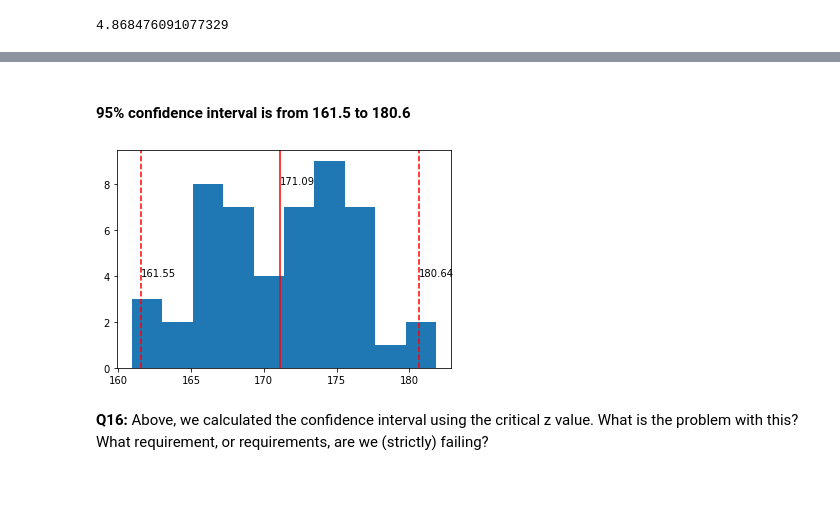
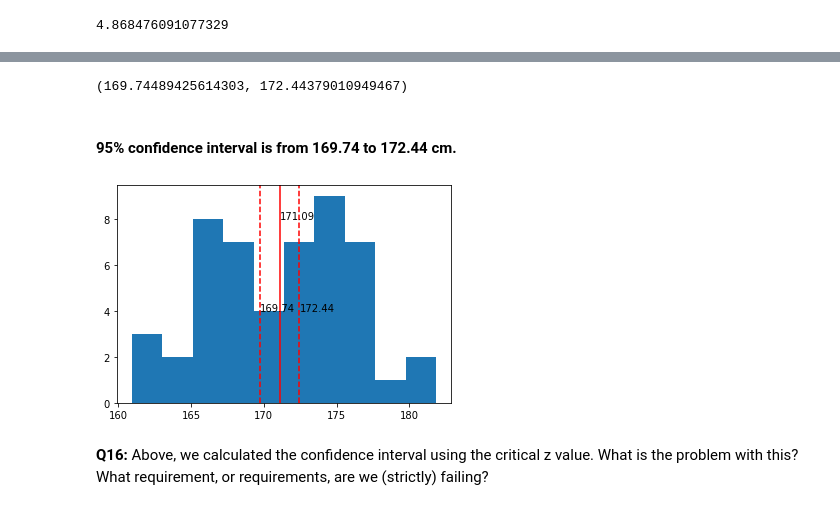
Before and after one commit to somayehY/DataScienceBootCamp, a Jupyter notebook: Unit10/Frequentist Case Study/Frequentist Inference Case Study - Part A (3).ipynb, the cells around one changed output, grey strips where cells are left out. Drawn from its saved outputs; the diff is of its cells as text; code cells hidden in the pictures.

```diff
--- a/Unit10/Frequentist Case Study/Frequentist Inference Case Study - Part A (3).ipynb
+++ b/Unit10/Frequentist Case Study/Frequentist Inference Case Study - Part A (3).ipynb
@@ -357,18 +366,24 @@ print("95% confidence interval is from ", lower, ' to', higher)
+# %%
+# Another way to find CI is to use stats.norm.interval() as follow:
+
+st.norm.interval(alpha=0.95, loc=np.mean(sample), scale=st.sem(sample))
+# %% [output]
+(169.74489425614303, 172.44379010949467)
 # %% [markdown]
-####  95% confidence interval is from  161.5  to 180.6
+####  95% confidence interval is from  169.74 to 172.44 cm.
 # %%
-pct_high = norm.ppf(.975,sample_mean,sample_std)
-pct_low = norm.ppf(.025,sample_mean,sample_std)
+pct_high = norm.ppf(.975,sample_mean,sample_std/np.sqrt(50))
+pct_low = norm.ppf(.025,sample_mean,sample_std/np.sqrt(50))
 plt.hist(sample,bins=10)
 plt.axvline(sample_mean, color = 'r')
 plt.annotate("{:.2f}".format(sample_mean), xy=(sample_mean,8))
 plt.axvline(pct_high, color = 'r', linestyle='--')
 plt.annotate("{:.2f}".format(pct_high), xy=(pct_high,4))
 plt.axvline(pct_low, color = 'r', linestyle='--')
 plt.annotate("{:.2f}".format(pct_low), xy=(pct_low,4))
 plt.show()
 # %% [output]
-[figure, old version]
+[figure, new version]
 # %% [markdown]
 __Q16:__ Above, we calculated the confidence interval using the critical z value. What is the problem with this? What requirement, or requirements, are we (strictly) failing?
 # %% [markdown]
```
Also changed, not shown: parts of 9 cells of this notebook.
